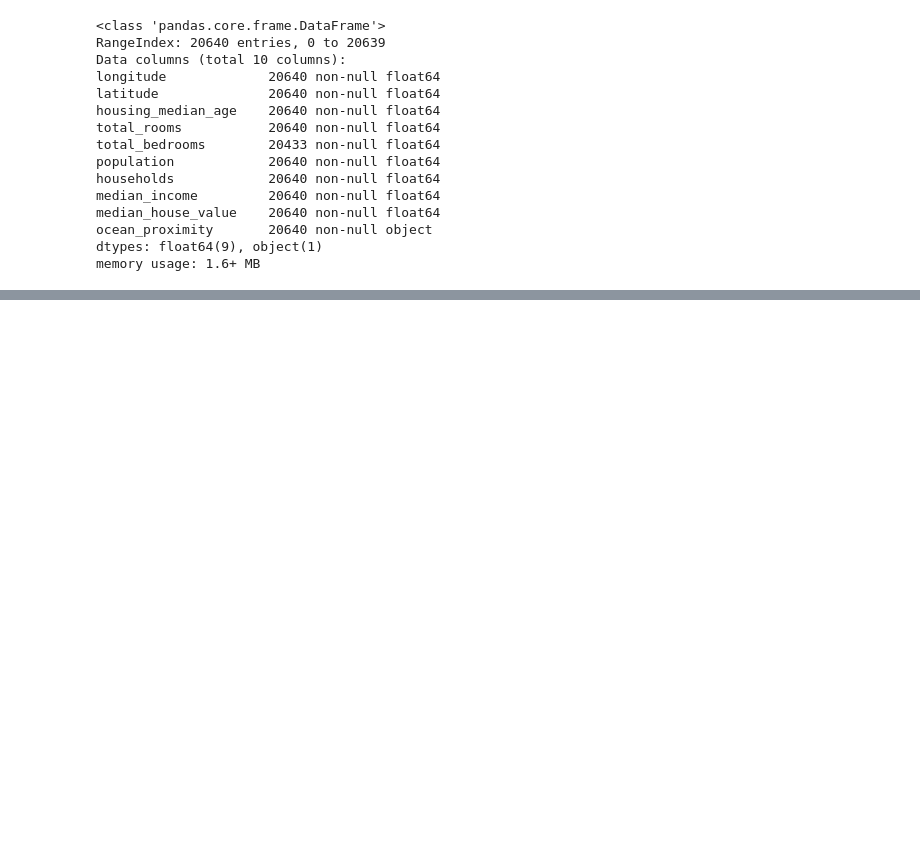
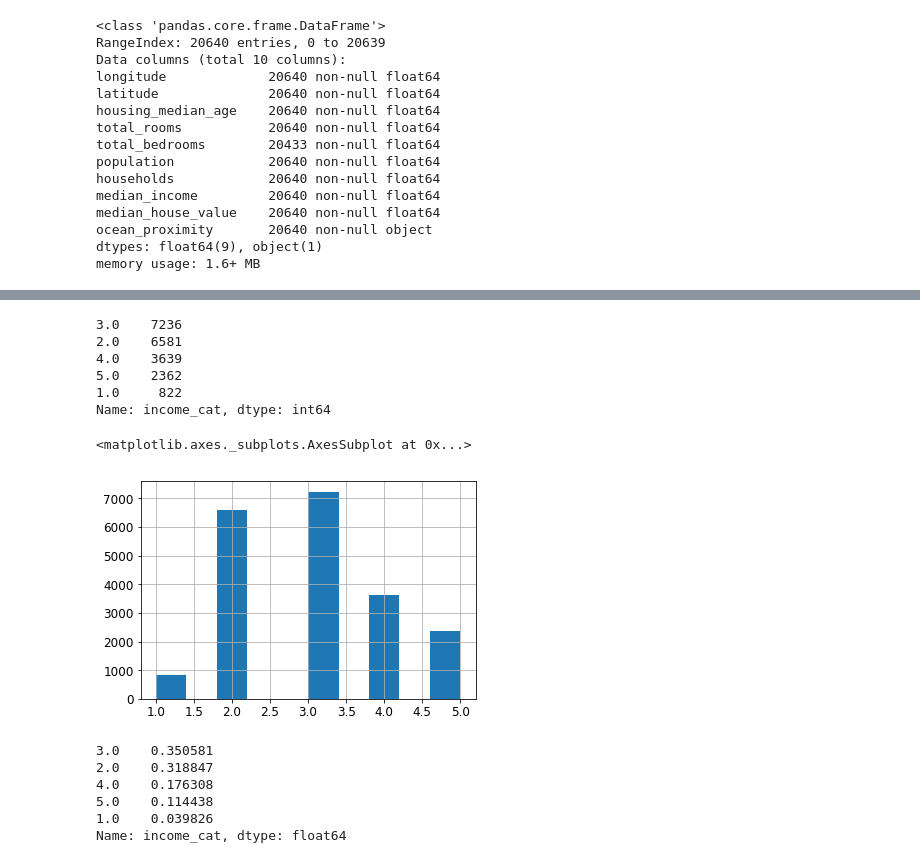
Before and after one commit to atique1234/MANB1153, a Jupyter notebook: End to end ML Project.ipynb, the cells around one changed output, grey strips where cells are left out. Saved outputs shown, nothing was run; the diff lists cells and outputs as text; code cells hidden in the pictures; blank space fills up the shorter version.

```diff
--- a/End to end ML Project.ipynb
+++ b/End to end ML Project.ipynb
@@ -73,0 +174,14 @@ NameError: name 'PROJECT_ROOT_DIR' is not defined
+# %%
+housing["income_cat"].value_counts()
+# %% [output]
+3.0    7236
+2.0    6581
+4.0    3639
+5.0    2362
+1.0     822
+Name: income_cat, dtype: int64
+# %%
+housing["income_cat"].hist()
+# %% [output]
+<matplotlib.axes._subplots.AxesSubplot at 0x...>
+[figure, added]
@@ -73,0 +195,10 @@ NameError: name 'PROJECT_ROOT_DIR' is not defined
+# %%
+
+housing["income_cat"].value_counts() / len(housing)
+# %% [output]
+3.0    0.350581
+2.0    0.318847
+4.0    0.176308
+5.0    0.114438
+1.0    0.039826
+Name: income_cat, dtype: float64
```
Also changed, not shown: parts of 18 cells of this notebook, 5 other files.
